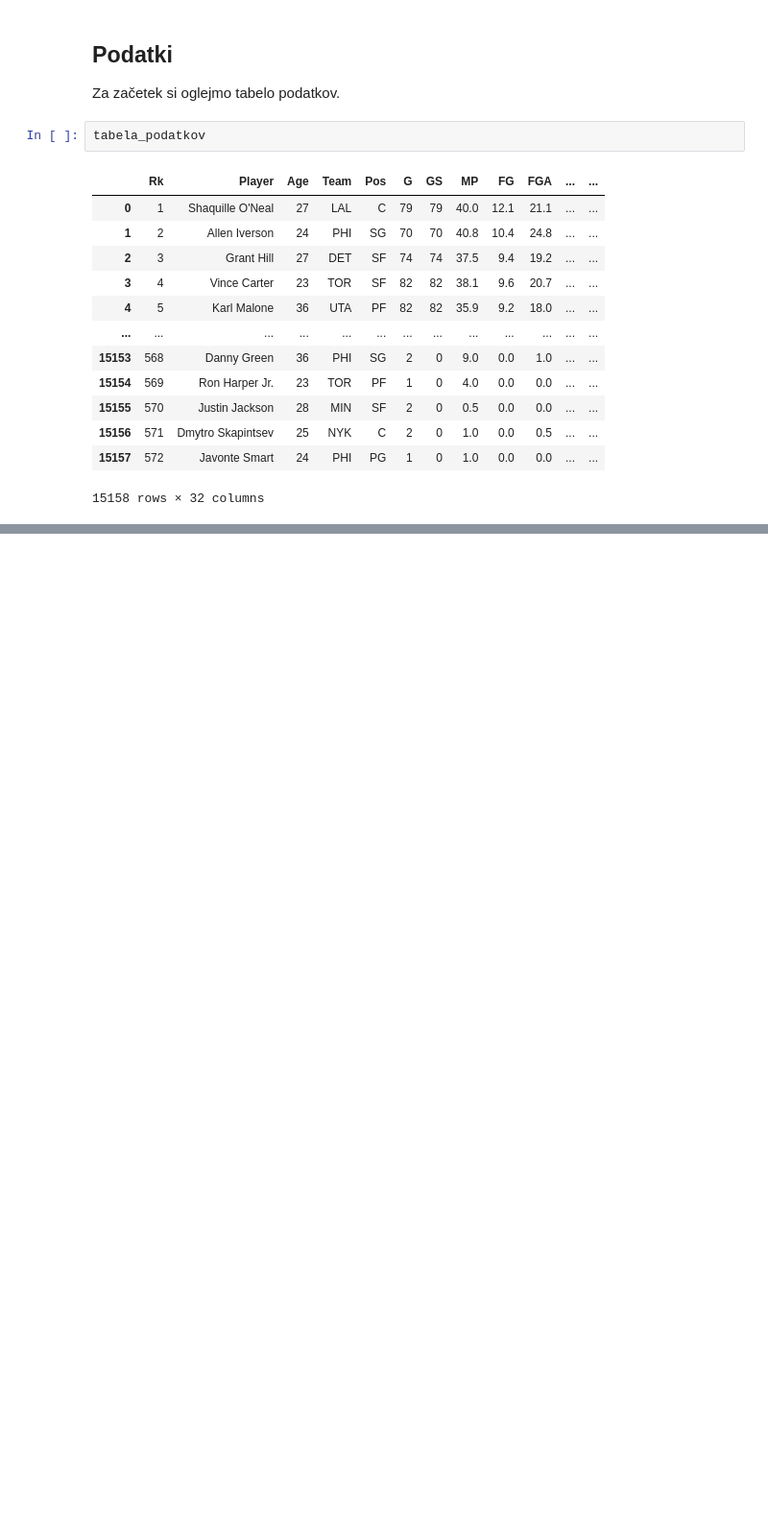
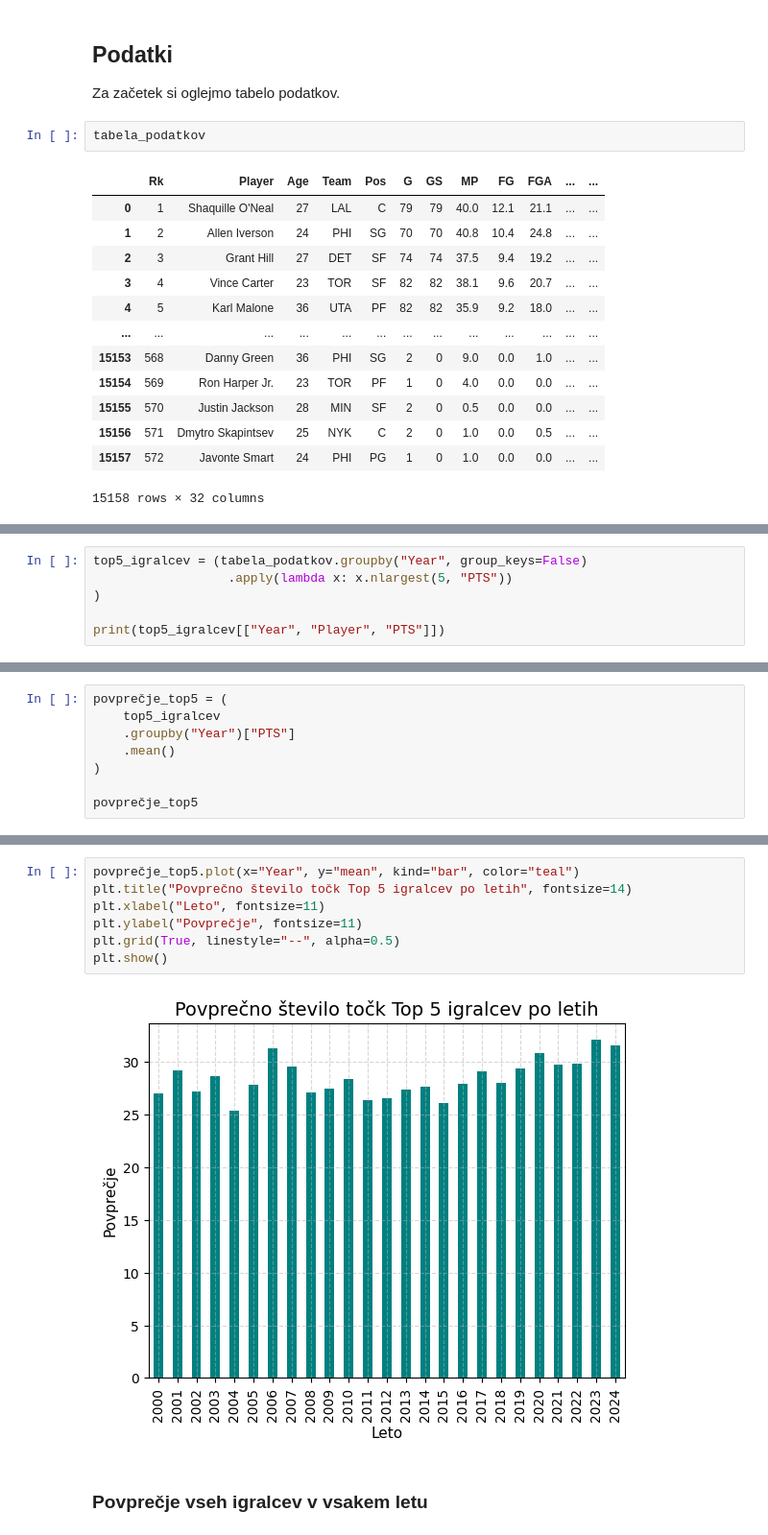
Before and after one commit to neza111/Projektna-naloga-UVP, a Jupyter notebook: analiza_podatkov.ipynb, the cells around one changed output, grey strips where cells are left out. Shown: that part at 96% size. Cells and saved outputs as stored; diff of their text form; blank space fills up the shorter version.

```diff
--- a/analiza_podatkov.ipynb
+++ b/analiza_podatkov.ipynb
@@ -36,0 +41,6 @@ Zanima me ali se povprečje v zadnjih 25 letih povečuje ali ne.
+# %%
+top5_igralcev = (tabela_podatkov.groupby("Year", group_keys=False)
+                  .apply(lambda x: x.nlargest(5, "PTS"))
+)
+
+print(top5_igralcev[["Year", "Player", "PTS"]])
@@ -36,0 +62,8 @@ Zanima me ali se povprečje v zadnjih 25 letih povečuje ali ne.
+# %%
+povprečje_top5 = (
+    top5_igralcev
+    .groupby("Year")["PTS"]
+    .mean()
+)
+
+povprečje_top5
@@ -37,3 +88,14 @@ Zanima me ali se povprečje v zadnjih 25 letih povečuje ali ne.
+# %%
+povprečje_top5.plot(x="Year", y="mean", kind="bar", color="teal")
+plt.title("Povprečno število točk Top 5 igralcev po letih", fontsize=14)
+plt.xlabel("Leto", fontsize=11)
+plt.ylabel("Povprečje", fontsize=11)
+plt.grid(True, linestyle="--", alpha=0.5)
+plt.show()
+# %% [output]
+[figure, added]
+# %% [markdown]
+### Povprečje vseh igralcev v vsakem letu
 # %%
 povprečje = tabela_podatkov.groupby("Year")["PTS"].mean()
 najboljše_leto = povprečje.idxmax()
```
Also changed, not shown: parts of 8 cells of this notebook.
